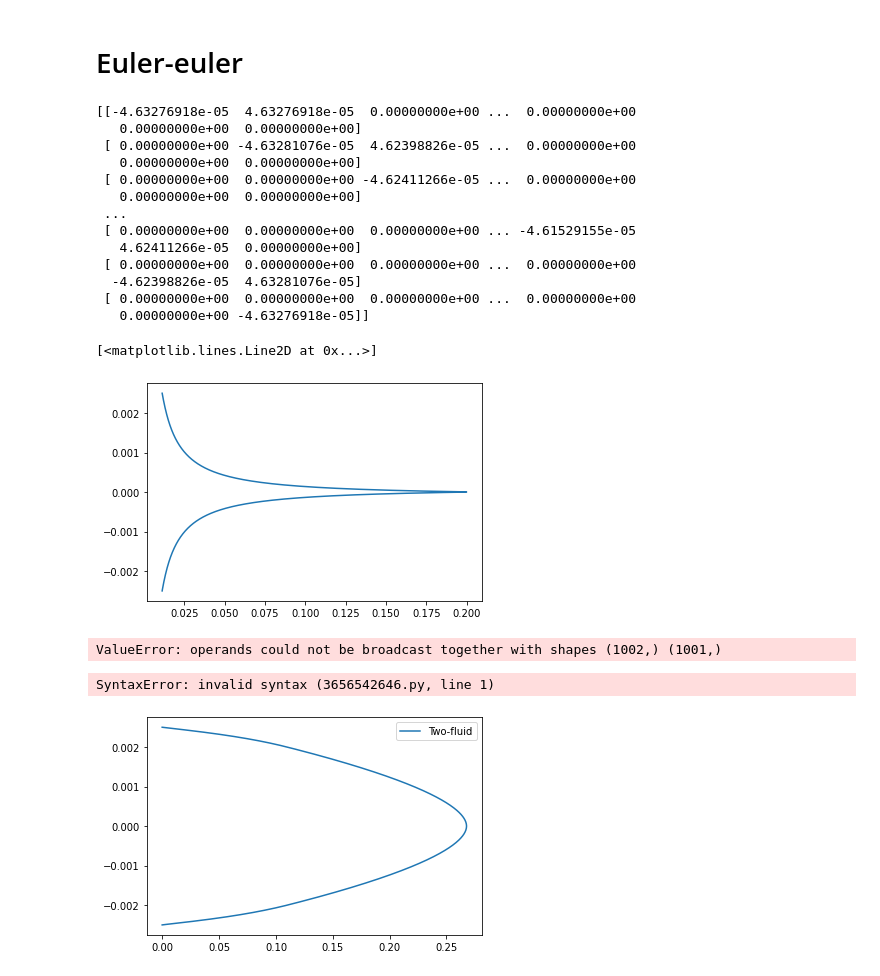
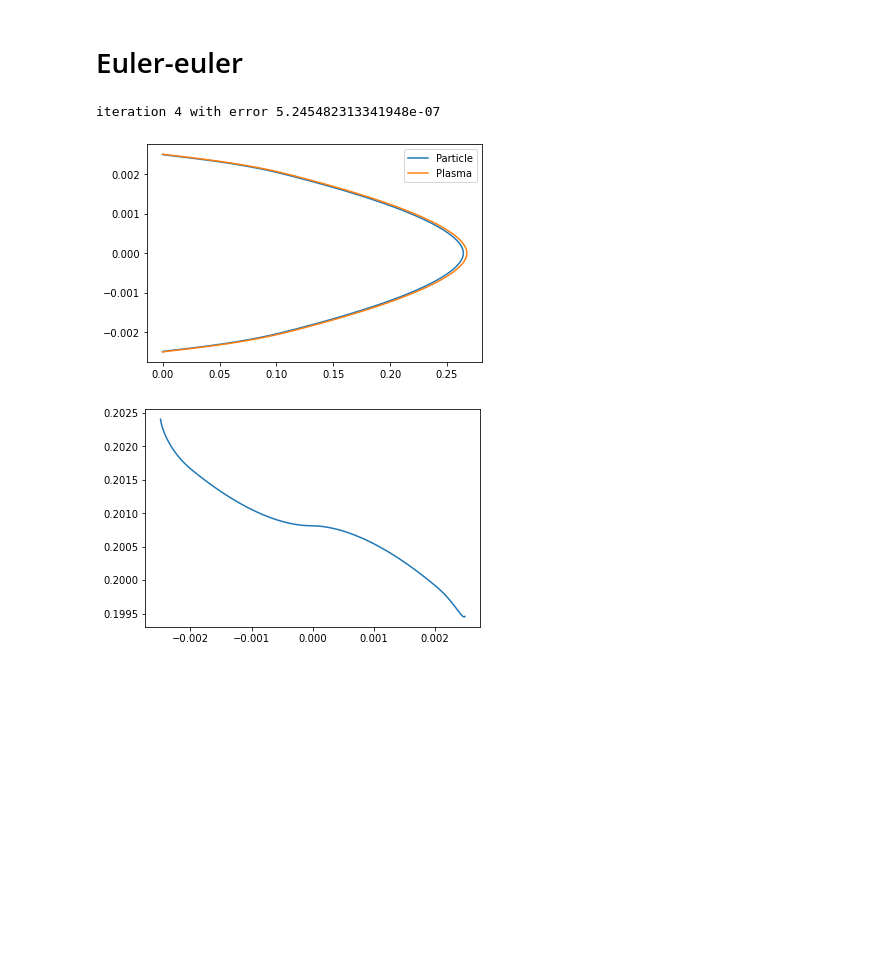
Before and after one commit to Toothpastefairy/comp_multphase_flow, a Jupyter notebook: bloodyguys.ipynb, the cells around one changed output. Cells and saved outputs as stored; diff of their text form; code cells hidden in the pictures; blank space fills up the shorter version.

Commit message:
solving particle velocity

```diff
--- a/bloodyguys.ipynb
+++ b/bloodyguys.ipynb
@@ -296,39 +245,5 @@ iteration 6 with error 6.618853299160956e-06
 # %% [markdown]
 # Euler-euler
-# %%
-# Add particles to the system
-system.add_particles(rho_RBC, diameter_RBC, volume_fraction_RBC)
-
-alpha = system.calc_alpha(velocity_turbulent, mu_turbulent)
-plt.plot(alpha, system.y[:-1] + system.dy/2)
-# %% [output]
-[[-4.63276918e-05  4.63276918e-05  0.00000000e+00 ...  0.00000000e+00
-   0.00000000e+00  0.00000000e+00]
- [ 0.00000000e+00 -4.63281076e-05  4.62398826e-05 ...  0.00000000e+00
-   0.00000000e+00  0.00000000e+00]
- [ 0.00000000e+00  0.00000000e+00 -4.62411266e-05 ...  0.00000000e+00
-   0.00000000e+00  0.00000000e+00]
- ...
- [ 0.00000000e+00  0.00000000e+00  0.00000000e+00 ... -4.61529155e-05
-   4.62411266e-05  0.00000000e+00]
- [ 0.00000000e+00  0.00000000e+00  0.00000000e+00 ...  0.00000000e+00
-  -4.62398826e-05  4.63281076e-05]
- [ 0.00000000e+00  0.00000000e+00  0.00000000e+00 ...  0.00000000e+00
-   0.00000000e+00 -4.63276918e-05]]
-[<matplotlib.lines.Line2D at 0x...>]
-[figure, removed]
-# %%
-system.add_particles(rho_RBC, diameter_RBC, volume_fraction_RBC)
-solution_test = system.simulate_particles(mu, alpha)
-plt.plot(solution_test)
-# %% [output]
-ValueError: operands could not be broadcast together with shapes (1002,) (1001,)
-# %%
-alpha 2 = (alpha[1:]+alpha[:-1])/2
-print(alpha.shape)
-print(mu.shape)
-# %% [output]
-SyntaxError: invalid syntax (3656542646.py, line 1)
 # %%
 # Add particles to the system
 system = reloadsystem()
@@ -336,42 +251,45 @@ system.add_particles(rho_RBC, diameter_RBC, volume_fraction_RBC)
 
 
 # calculate initial alpha of the particles
-alpha_particles = system.calc_alpha3(velocity_turbulent, mu_turbulent)
+alpha_particles = system.calc_alpha(velocity_turbulent, mu_turbulent)
 
 # Calculate volumetric plasma concentration
 alpha_fluid = 1 - alpha_particles
 velocity_new = velocity_turbulent
 
 # While loop to iterate of velocity
 i = 0
 error = 1
 epsilon = 1e-3
 while error > epsilon:
     velocity = velocity_new
 
     # Calculate new velocity
-    velocity_new = system.simulate_particles(mu_turbulent, alpha_fluid)
+    velocity_new = system.simulate_with_particles(mu_turbulent, alpha_fluid)
 
     # Error difference in old and new velocity
     error = np.sum(np.abs((velocity_new - velocity) / velocity))
-    alpha_particles = system.calc_alpha3(velocity_turbulent, mu_turbulent)
-
-    # Determine alpha2
-    # plt.plot(alpha, system.y[:-1] + system.dy/2)
+    alpha_particles = system.calc_alpha(velocity_turbulent, mu_turbulent)
 
     # Calculate volumetric plasma concentration
     alpha_fluid = 1 - alpha_particles
     i+=1
 
     if i > 200:
         print("Oh nyo, it's bwoken")
         break
 
 
-plt.plot(velocity_new, system.y, label="Two-fluid")
+velocity_plasma = velocity_new
+velocity_particle = system.solve_particle_velocity(alpha_particles, velocity_plasma, mu_turbulent)
+
+plt.plot(velocity_particle, system.y[1:-1],label="Particle")
+plt.plot(velocity_plasma, system.y, label="Plasma")
 plt.legend()
 plt.show()
-
-velocity_plasma = velocity_new
+plt.plot(system.y[alpha_particles != 0], alpha_particles[alpha_particles != 0])
+plt.show()
 # %% [output]
+iteration 4 with error 5.245482313341948e-07
-[figure, old version]
+[figure, new version]
+[figure, added]
```
Also changed, not shown: parts of 13 cells of this notebook, 1 other file.
